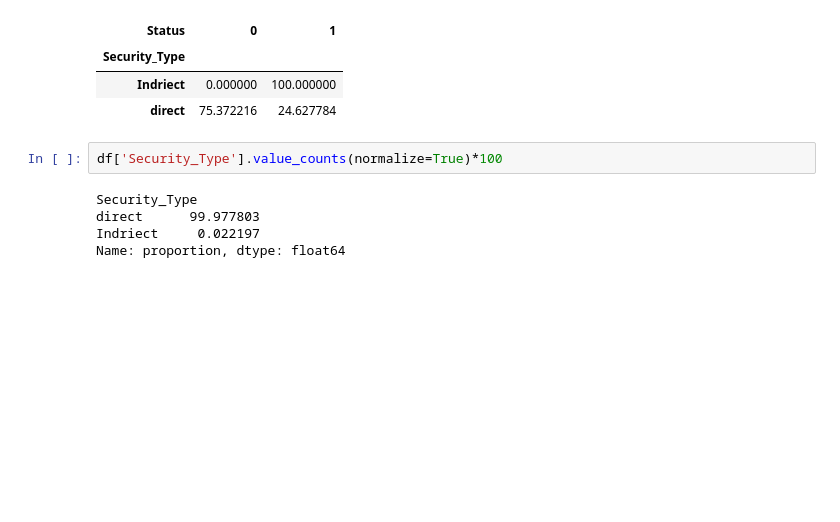
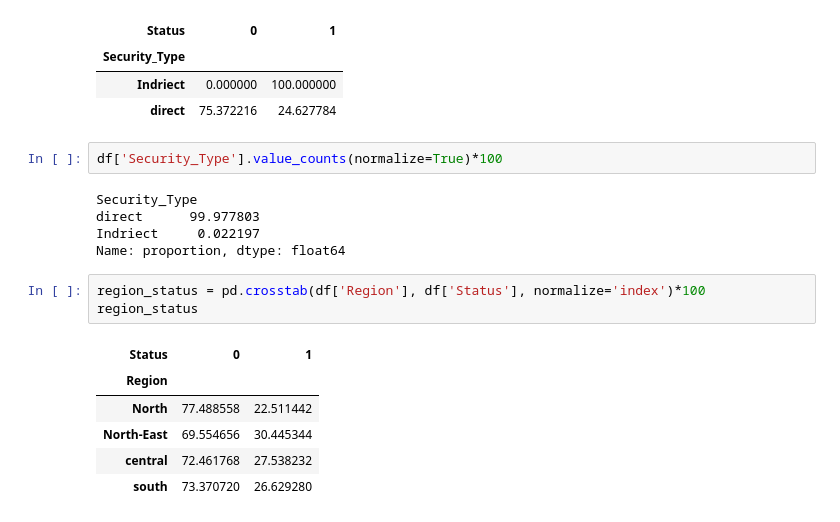
Before and after one commit to YASH280626/loan-default-prediction, a Jupyter notebook: analysis.ipynb, the cells around one changed output. Cells and saved outputs as stored; diff of their text form; blank space fills up the shorter version.

Commit message:
Investigated Region against Default Status

```diff
--- a/analysis.ipynb
+++ b/analysis.ipynb
@@ -692,3 +692,13 @@ Security_Type
 direct      99.977803
 Indriect     0.022197
 Name: proportion, dtype: float64
+# %%
+region_status = pd.crosstab(df['Region'], df['Status'], normalize='index')*100
+region_status
+# %% [output]
+| Status | 0 | 1 |
+| Region |  |  |
+| North | 77.488558 | 22.511442 |
+| North-East | 69.554656 | 30.445344 |
+| central | 72.461768 | 27.538232 |
+| south | 73.370720 | 26.629280 |
```
Also changed, not shown: parts of 1 cell of this notebook.
